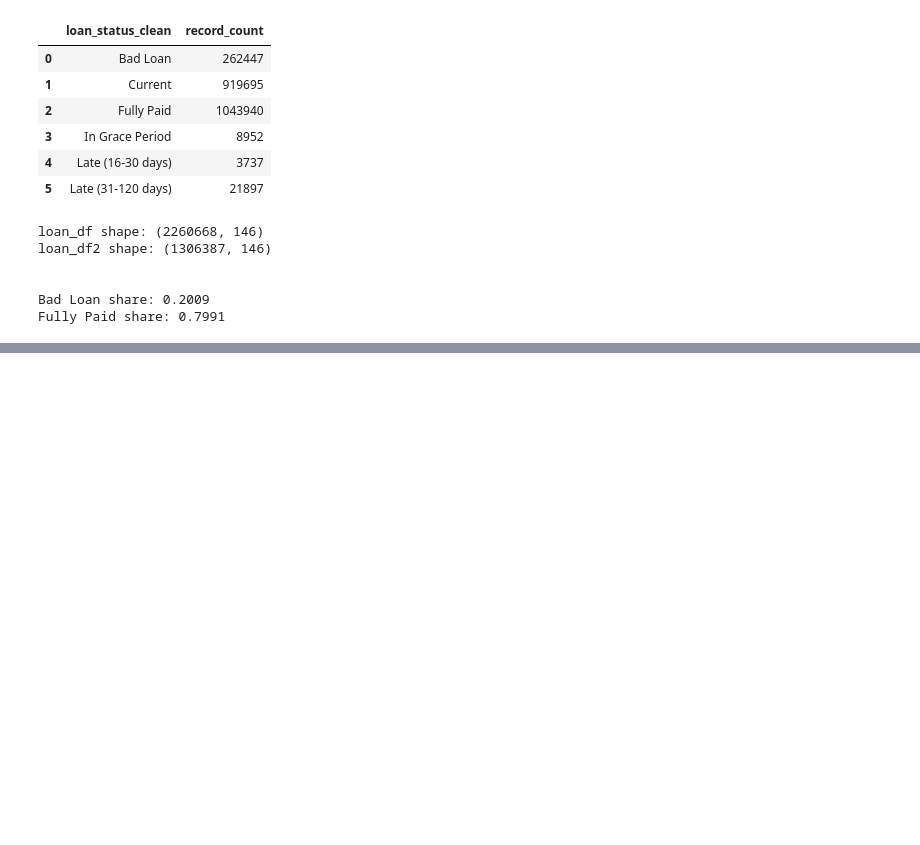
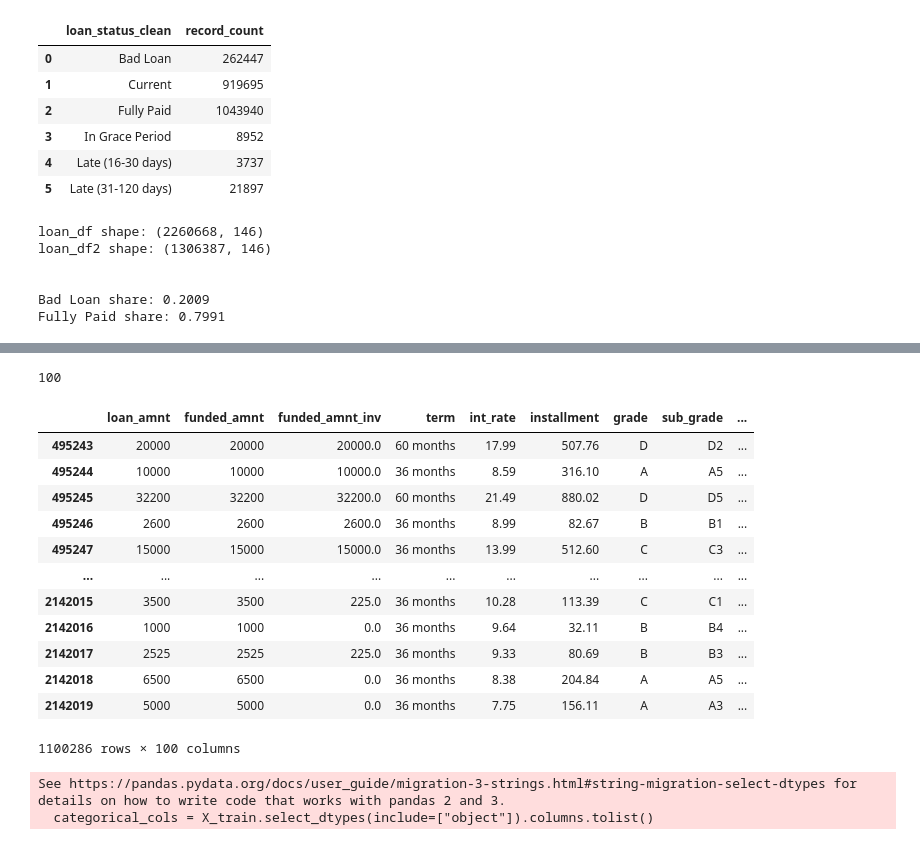
Before and after one commit to yusharif1605-dev/Credit-Scoring, a Jupyter notebook: Notebook/process.ipynb, the cells around one changed output, grey strips where cells are left out. Saved outputs shown, nothing was run; the diff lists cells and outputs as text; code cells hidden in the pictures; blank space fills up the shorter version.

```diff
--- a/Notebook/process.ipynb
+++ b/Notebook/process.ipynb
@@ -127,0 +159,12 @@ Fully Paid share: 0.7991
+# %%
+# Cell 3 — build the binary target from loan_status
+# Bad = Charged Off / Default, Good = Fully Paid
+# "Does not meet the credit policy" prefixes get stripped first, then merged
+
+bad_statuses = ["Bad Loan"]
+good_statuses = ["Fully Paid"]
+
+loan_df2 = loan_df2[loan_df2["loan_status_clean"].isin(bad_statuses + good_statuses)].copy()
+loan_df2["target"] = loan_df2["loan_status_clean"].isin(bad_statuses).astype(int)
+
+loan_df2["target"].value_counts(normalize=True)
@@ -127,0 +176,9 @@ Fully Paid share: 0.7991
+# %%
+# Cell 4 — time-based split using issue_d (train only, per your OOT strategy)
+loan_df2["issue_d"] = pd.to_datetime(loan_df2["issue_d"], format="%b-%Y")
+
+train = loan_df2[loan_df2["issue_d"].dt.year <= 2016].copy()
+val   = loan_df2[loan_df2["issue_d"].dt.year == 2017].copy()
+test  = loan_df2[loan_df2["issue_d"].dt.year == 2018].copy()
+
+train.shape, val.shape, test.shape
@@ -127,0 +243,37 @@ Fully Paid share: 0.7991
+# %%
+# Cell 6 — build the feature list: everything except target + leaked columns
+exclude = leaked_cols_present + ["target"]
+feature_cols = [c for c in train.columns if c not in exclude]
+
+X_train = train[feature_cols]
+y_train = train["target"].values
+
+len(feature_cols)
+# %% [output]
+100
+# %%
+X_train
+# %% [output]
+|  | loan_amnt | funded_amnt | funded_amnt_inv | term | int_rate | installment | grade | sub_grade | ... |
+| 495243 | 20000 | 20000 | 20000.0 | 60 months | 17.99 | 507.76 | D | D2 | ... |
+| 495244 | 10000 | 10000 | 10000.0 | 36 months | 8.59 | 316.10 | A | A5 | ... |
+| 495245 | 32200 | 32200 | 32200.0 | 60 months | 21.49 | 880.02 | D | D5 | ... |
+| 495246 | 2600 | 2600 | 2600.0 | 36 months | 8.99 | 82.67 | B | B1 | ... |
+| 495247 | 15000 | 15000 | 15000.0 | 36 months | 13.99 | 512.60 | C | C3 | ... |
+| ... | ... | ... | ... | ... | ... | ... | ... | ... | ... |
+| 2142015 | 3500 | 3500 | 225.0 | 36 months | 10.28 | 113.39 | C | C1 | ... |
+| 2142016 | 1000 | 1000 | 0.0 | 36 months | 9.64 | 32.11 | B | B4 | ... |
+| 2142017 | 2525 | 2525 | 225.0 | 36 months | 9.33 | 80.69 | B | B3 | ... |
+| 2142018 | 6500 | 6500 | 0.0 | 36 months | 8.38 | 204.84 | A | A5 | ... |
+| 2142019 | 5000 | 5000 | 0.0 | 36 months | 7.75 | 156.11 | A | A3 | ... |
+1100286 rows × 100 columns
+# %%
+# Cell 7 — run IV/WOE screening with optbinning's BinningProcess
+# This automatically handles missing values as their own bin, per feature type
+
+# split numeric vs categorical for optbinning
+numeric_cols = X_train.select_dtypes(include=["number"]).columns.tolist()
+categorical_cols = X_train.select_dtypes(include=["object"]).columns.tolist()
+# %% [output]
+See https://pandas.pydata.org/docs/user_guide/migration-3-strings.html#string-migration-select-dtypes for details on how to write code that works with pandas 2 and 3.
+  categorical_cols = X_train.select_dtypes(include=["object"]).columns.tolist()
```
Also changed, not shown: parts of 12 cells of this notebook, 1 other file.
